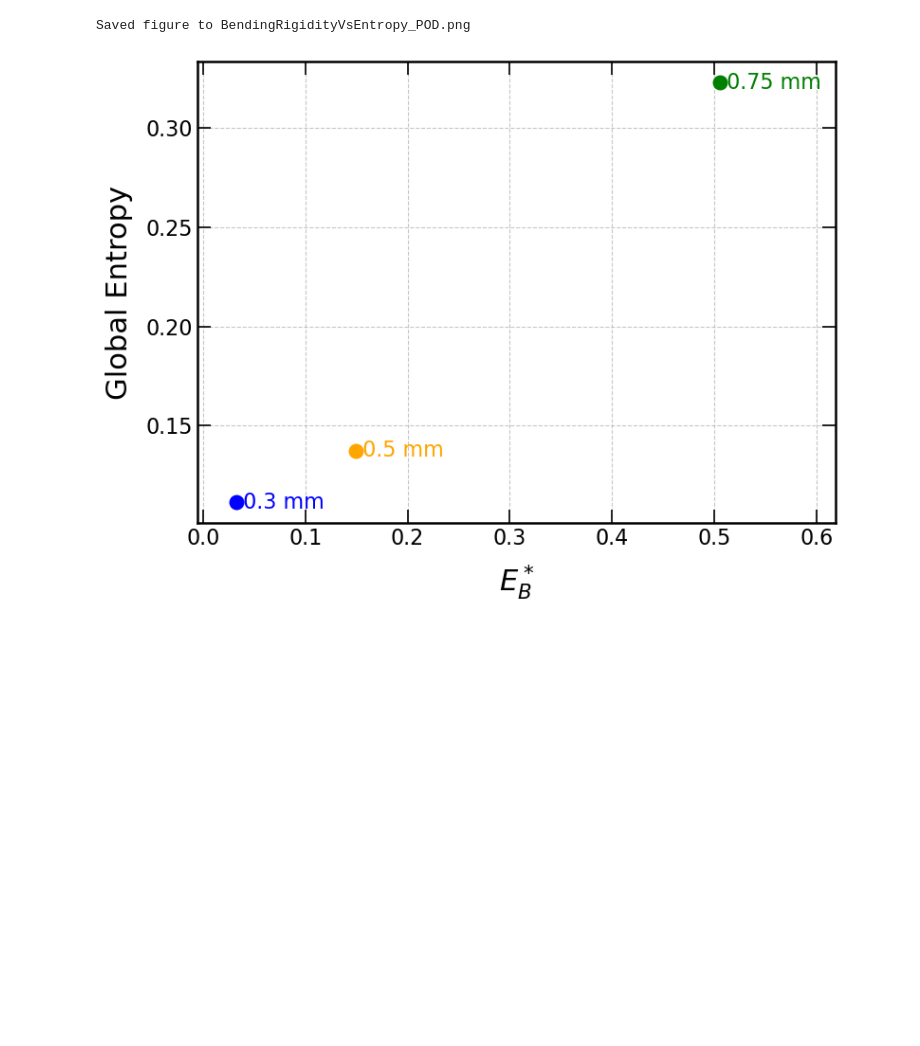
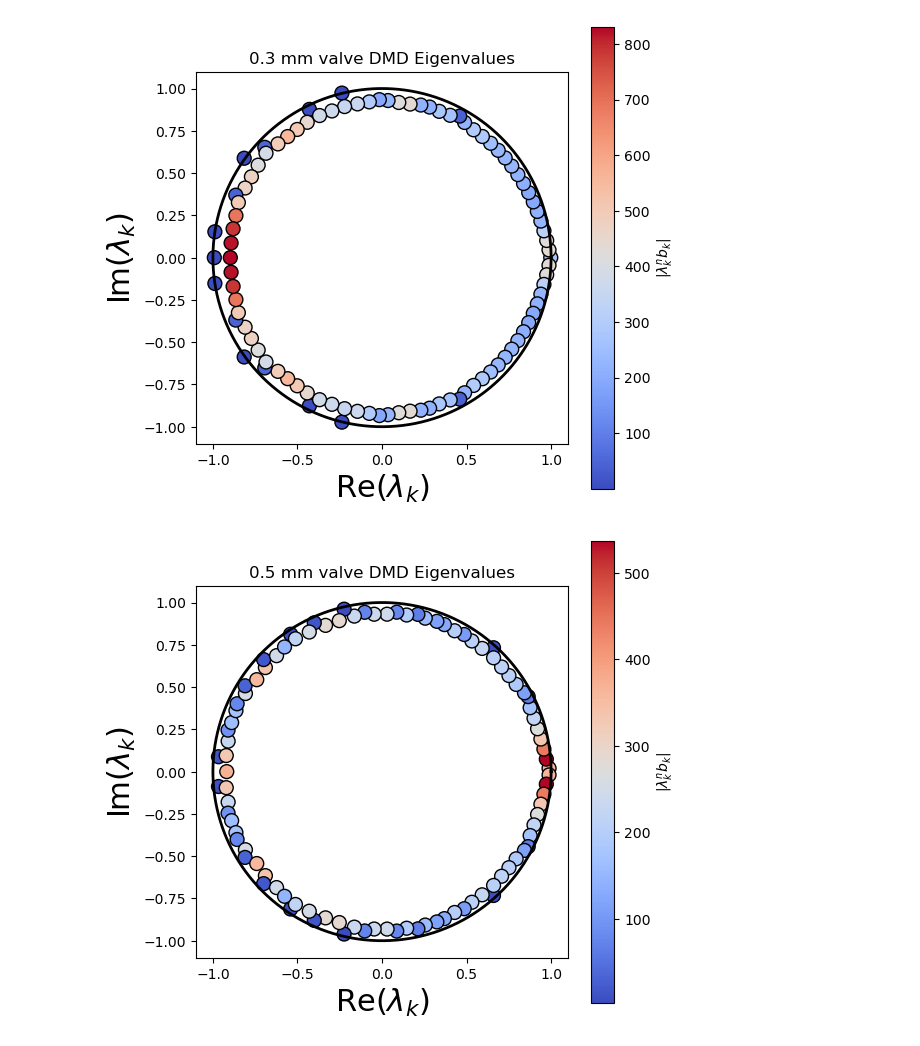
Before and after one commit to mquan2k2/ROM-Heart-Valve, a Jupyter notebook: makePlots.ipynb, the cells around one changed output. Cells and saved outputs as stored; diff of their text form; code cells hidden in the pictures; blank space fills up the shorter version.

Commit message:
Update the makeplots file to print plot DMD temporal modes

```diff
--- a/makePlots.ipynb
+++ b/makePlots.ipynb
@@ -172,7 +172,7 @@ def plot_singular_value_spectra(projectnames, labels,
     plt.savefig(saveNameEnergy, dpi=300, bbox_inches="tight")
     plt.show()
 # %%
-def plot_eigs_on_unit_circle(project_names, n=1, cmap='viridis'):
+def plot_eigs_on_unit_circle(project_names, figureTitles, n=1, cmap='viridis'):
     """
     Plot complex DMD eigenvalues on the complex plane with a unit circle
     for each project name in project_names.
@@ -182,13 +182,19 @@ def plot_eigs_on_unit_circle(project_names, n=1, cmap='viridis'):
     project_names : list[str]
         List of project name strings, e.g.
         ["Valve_0.3mm", "Valve_0.5mm", "Valve_0.75mm"].
+    figureTitles : list[str]
+        List of strings to use in the figure titles, e.g.
+        ["0.3 mm valve", "0.5 mm valve", "0.75 mm valve"].
     n : int
         Exponent for lambda in |lambda^n * b_k| (default: 1).
     cmap : str
         Colormap for points (default: 'viridis').
     """
 
-    for project_name in project_names:
+    if len(project_names) != len(figureTitles):
+        raise ValueError("project_names and figureTitles must have the same length.")
+
+    for project_name, figureTitle in zip(project_names, figureTitles):
         # Load eigenvalues and modal amplitudes
         eigvals = np.loadtxt(f"{project_name}_DMDeig.txt", dtype=complex)
         b_k = np.loadtxt(f"{project_name}_bval.txt", dtype=complex)
@@ -213,16 +219,16 @@ def plot_eigs_on_unit_circle(project_names, n=1, cmap='viridis'):
         )
 
         # Labels and formatting
-        ax.set_xlabel(r"Re($\lambda_k$)")
-        ax.set_ylabel(r"Im($\lambda_k$)")
+        ax.set_xlabel(r"Re($\lambda_k$)", fontsize=22)
+        ax.set_ylabel(r"Im($\lambda_k$)", fontsize=22)
         ax.set_aspect('equal', adjustable='box')
 
         # Colorbar
         cbar = plt.colorbar(sc, ax=ax)
         cbar.set_label(r"$|\lambda_k^n b_k|$")
 
-        # Optional title
-        ax.set_title(f"{project_name} DMD Eigenvalues")
+        # Title
+        ax.set_title(f"{figureTitle} DMD Eigenvalues")
 
         # Save figure
         plt.savefig(f"{project_name}_DMDeigplot.png", dpi=300, bbox_inches='tight')
@@ -387,33 +471,38 @@ def plot_bending_rigidity_vs_entropy(
 # %%
 if __name__ == "__main__":
     # POD Plots
     # plot_pod_temporal_modes(["Valve_0.3mm", "Valve_0.5mm", "Valve_0.75mm"], ["0.3 mm", "0.5 mm", "0.75 mm"], 0.008, 4, saveName="POD_temporal_modes.png", scale_by_sv=True, invert_signs=[-1, -1, -1])
     # plot_singular_value_spectra(["Valve_0.3mm", "Valve_0.5mm", "Valve_0.75mm"], ["0.3 mm", "0.5 mm", "0.75 mm"],
     #                             saveNameSpectrum="SV_Spectrum_Valve.png",
     #                             saveNameEnergy="SVcumu_Energy_Valve.png",
     #                             energy_threshold=0.98,
     #                             log_x_spectrum=True,
     #                             log_x_energy=False,
     #                             trim_last_n=2,
     #                             sv_tol=None)
 
     # DMD Plots
-    #plot_eigs_on_unit_circle(["Valve_0.3mm", "Valve_0.5mm", "Valve_0.75mm"], n=1, cmap='viridis') # Not tested yet!
+    plot_eigs_on_unit_circle(["Valve_0.3mm", "Valve_0.5mm", "Valve_0.75mm"],["0.3 mm", "0.5 mm", "0.75 mm"],n=1, cmap='coolwarm') # Not tested yet!
+
+    plot_dmd_temporal_modes_panel(["Valve_0.3mm", "Valve_0.5mm", "Valve_0.75mm"],["0.3 mm", "0.5 mm", "0.75 mm"], 0.008, 4,
+                                 saveName="DMD_temporal_modes.png",
+                                 invert_signs=None,
+                                 num_time_steps=100)
 
     # Shannon Entropy Plots
-    plot_bending_rigidity_vs_entropy(
-        h=[0.03, 0.05, 0.075],
-        E=2000,
-        nu=0.4,
-        R=1.12,
-        L=19,
-        Pmax=2,
-        Pout=0,
-        labels=["0.3 mm", "0.5 mm", "0.75 mm"],
-        outfile_base="BendingRigidityVsEntropy",
-        entropy_mode="POD",   # "POD", "DMD", or "both"
-        logx=False             # True or False
-    )
+    # plot_bending_rigidity_vs_entropy(
+    #     h=[0.03, 0.05, 0.075],
+    #     E=2000,
+    #     nu=0.4,
+    #     R=1.12,
+    #     L=19,
+    #     Pmax=2,
+    #     Pout=0,
+    #     labels=["0.3 mm", "0.5 mm", "0.75 mm"],
+    #     outfile_base="BendingRigidityVsEntropy",
+    #     entropy_mode="POD",   # "POD", "DMD", or "both"
+    #     logx=False             # True or False
+    # )
 # %% [output]
-Saved figure to BendingRigidityVsEntropy_POD.png
-[figure, old version]
+[figure, new version]
+[figure, added]
```
Also changed, not shown: parts of 2 cells of this notebook.
